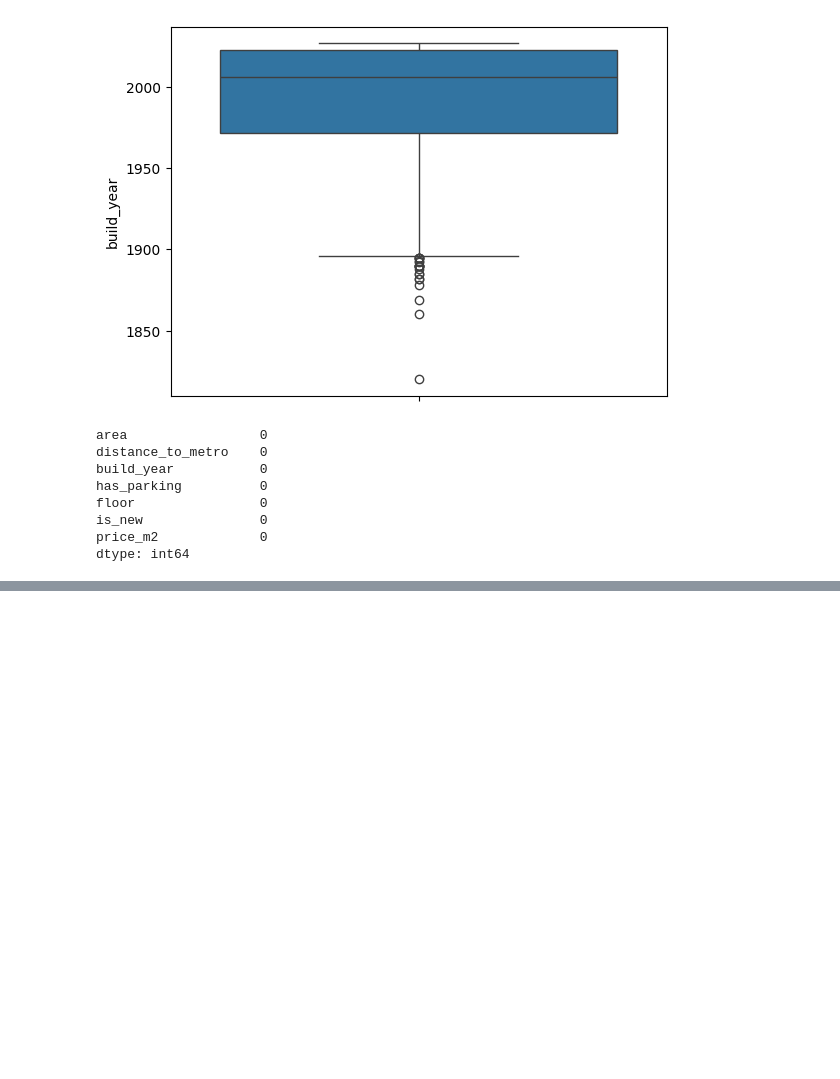
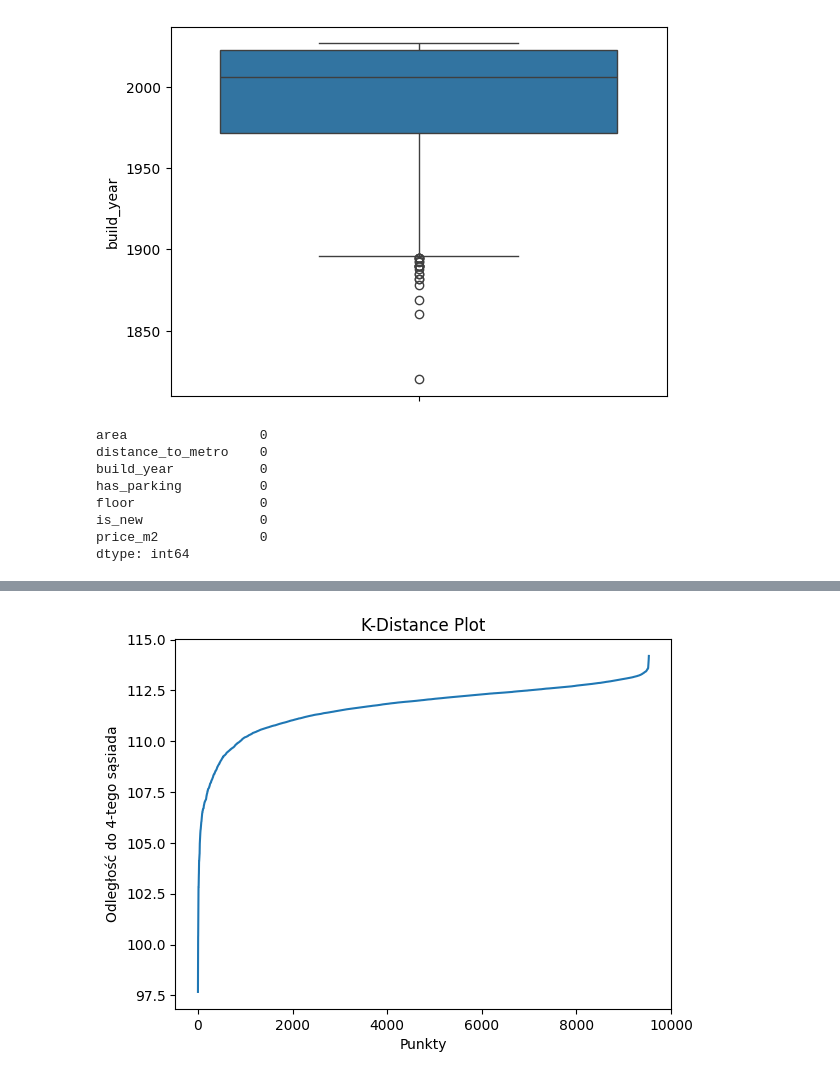
Before and after one commit to ThePhaseless/ProjectMAD, a Jupyter notebook: data_analysis.ipynb, the cells around one changed output, grey strips where cells are left out. Saved outputs shown, nothing was run; the diff lists cells and outputs as text; code cells hidden in the pictures; blank space fills up the shorter version.

```diff
--- a/data_analysis.ipynb
+++ b/data_analysis.ipynb
@@ -221,0 +218,13 @@ mpl.subplots_adjust(hspace=0.4)
+# %%
+from sklearn.neighbors import LocalOutlierFactor
+from sklearn.preprocessing import StandardScaler
+
+
+lof = LocalOutlierFactor()
+outliers = lof.fit_predict(df_processed)
+df_cleaned = df_processed[outliers == 1]
+
+scaler = StandardScaler()
+df_cleaned.loc[:] = scaler.fit_transform(df_cleaned)
+
+df_cleaned
@@ -221,0 +249,17 @@ mpl.subplots_adjust(hspace=0.4)
+# %%
+from sklearn.neighbors import NearestNeighbors
+
+neighbors = NearestNeighbors(n_neighbors=4)
+neighbors.fit(df_processed)
+distances, indices = neighbors.kneighbors(df_cleaned)
+
+sorted_distances = np.sort(distances[:, 3])
+
+mpl.plot(sorted_distances)
+mpl.xlabel("Punkty")
+mpl.ylabel("Odległość do 4-tego sąsiada")
+mpl.title("K-Distance Plot")
+
+mpl.show()
+# %% [output]
+[figure, added]
```
Also changed, not shown: parts of 12 cells of this notebook.
